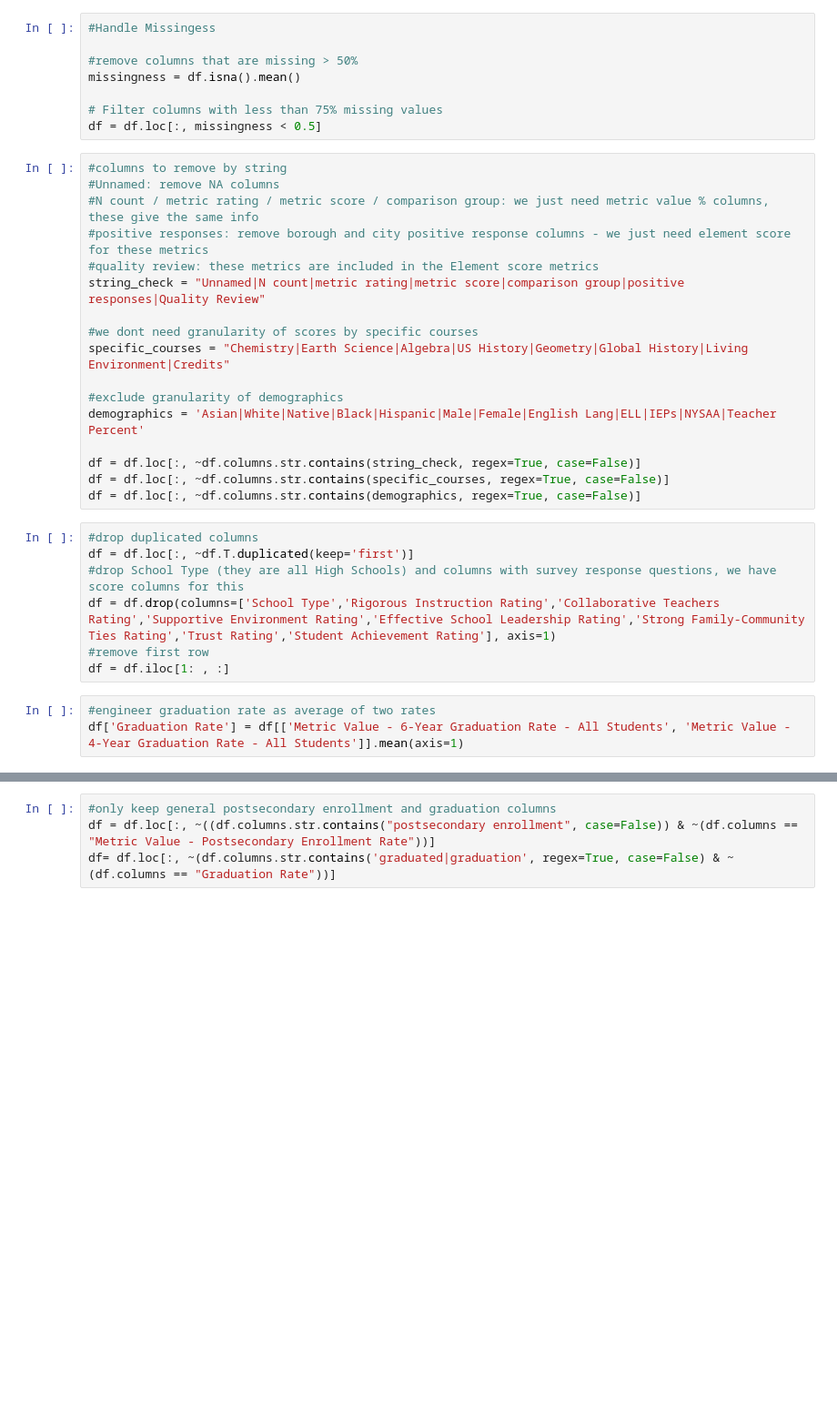
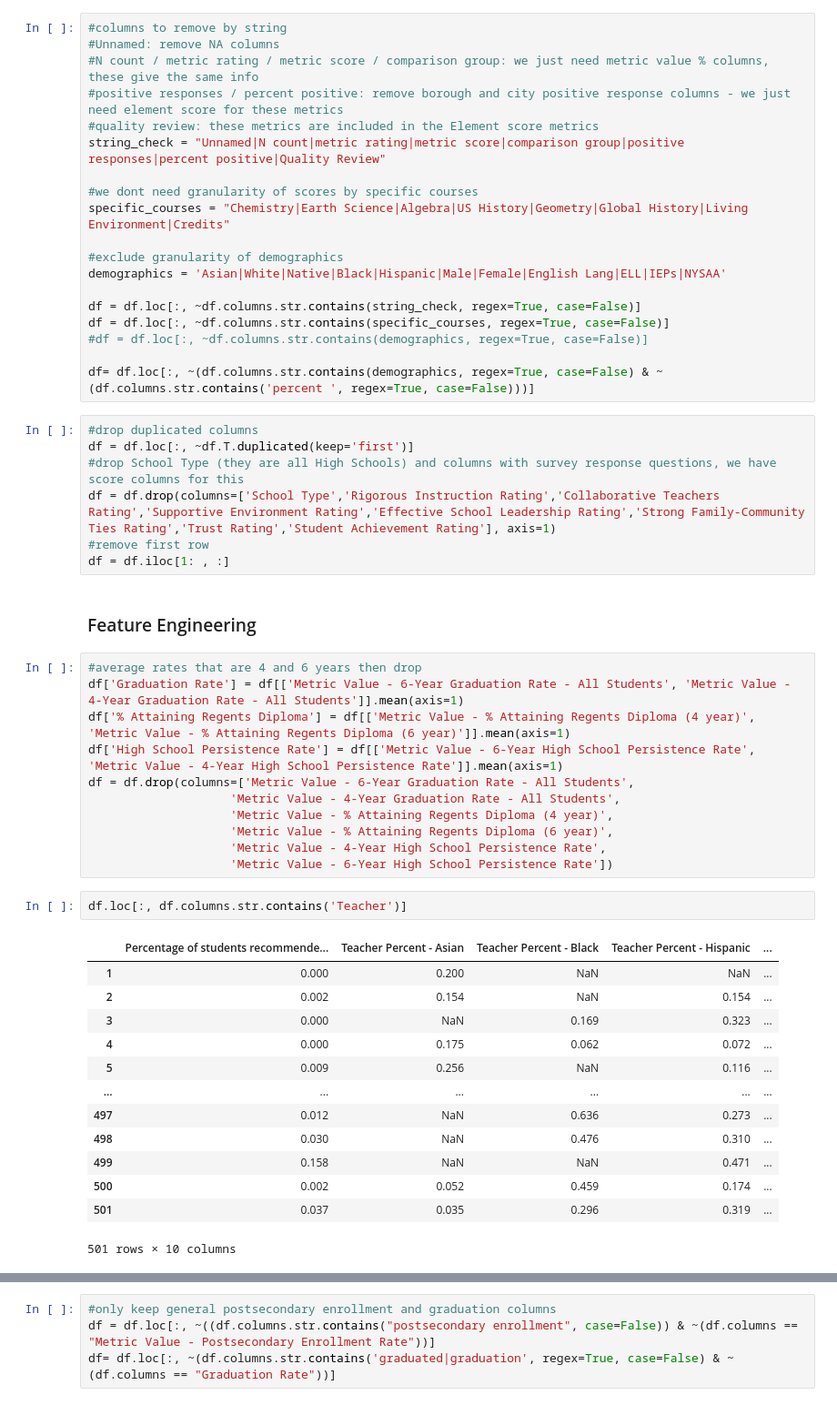
Before and after one commit to joyjessica/DSAN_5000_project, a Jupyter notebook: technical-details/data-cleaning/main.ipynb, the cells around one changed output, grey strips where cells are left out. Shown at 91% size. Cells and saved outputs as stored; diff of their text form; blank space fills up the shorter version.

```diff
--- a/technical-details/data-cleaning/main.ipynb
+++ b/technical-details/data-cleaning/main.ipynb
@@ -70,28 +68,22 @@ plt.show()
-# %%
-#Handle Missingess
-
-#remove columns that are missing > 50%
-missingness = df.isna().mean()
-
-# Filter columns with less than 75% missing values
-df = df.loc[:, missingness < 0.5]
 # %%
 #columns to remove by string
 #Unnamed: remove NA columns
 #N count / metric rating / metric score / comparison group: we just need metric value % columns, these give the same info
-#positive responses: remove borough and city positive response columns - we just need element score for these metrics
+#positive responses / percent positive: remove borough and city positive response columns - we just need element score for these metrics
 #quality review: these metrics are included in the Element score metrics
-string_check = "Unnamed|N count|metric rating|metric score|comparison group|positive responses|Quality Review"
+string_check = "Unnamed|N count|metric rating|metric score|comparison group|positive responses|percent positive|Quality Review"
 
 #we dont need granularity of scores by specific courses
 specific_courses = "Chemistry|Earth Science|Algebra|US History|Geometry|Global History|Living Environment|Credits"
 
 #exclude granularity of demographics
-demographics = 'Asian|White|Native|Black|Hispanic|Male|Female|English Lang|ELL|IEPs|NYSAA|Teacher Percent'
+demographics = 'Asian|White|Native|Black|Hispanic|Male|Female|English Lang|ELL|IEPs|NYSAA'
 
 df = df.loc[:, ~df.columns.str.contains(string_check, regex=True, case=False)]
 df = df.loc[:, ~df.columns.str.contains(specific_courses, regex=True, case=False)]
-df = df.loc[:, ~df.columns.str.contains(demographics, regex=True, case=False)]
+#df = df.loc[:, ~df.columns.str.contains(demographics, regex=True, case=False)]
+
+df= df.loc[:, ~(df.columns.str.contains(demographics, regex=True, case=False) & ~(df.columns.str.contains('percent ', regex=True, case=False)))]
 # %%
 #drop duplicated columns
 df = df.loc[:, ~df.T.duplicated(keep='first')]
@@ -99,6 +91,32 @@ df = df.loc[:, ~df.T.duplicated(keep='first')]
 df = df.drop(columns=['School Type','Rigorous Instruction Rating','Collaborative Teachers Rating','Supportive Environment Rating','Effective School Leadership Rating','Strong Family-Community Ties Rating','Trust Rating','Student Achievement Rating'], axis=1)
 #remove first row
 df = df.iloc[1: , :]
-# %%
-#engineer graduation rate as average of two rates
-df['Graduation Rate'] = df[['Metric Value - 6-Year Graduation Rate - All Students', 'Metric Value - 4-Year Graduation Rate - All Students']].mean(axis=1)
+# %% [markdown]
+### Feature Engineering
+# %%
+#average rates that are 4 and 6 years then drop
+df['Graduation Rate'] = df[['Metric Value - 6-Year Graduation Rate - All Students', 'Metric Value - 4-Year Graduation Rate - All Students']].mean(axis=1)
+df['% Attaining Regents Diploma'] = df[['Metric Value - % Attaining Regents Diploma (4 year)', 'Metric Value - % Attaining Regents Diploma (6 year)']].mean(axis=1)
+df['High School Persistence Rate'] = df[['Metric Value - 6-Year High School Persistence Rate', 'Metric Value - 4-Year High School Persistence Rate']].mean(axis=1)
+df = df.drop(columns=['Metric Value - 6-Year Graduation Rate - All Students',
+                    'Metric Value - 4-Year Graduation Rate - All Students',
+                    'Metric Value - % Attaining Regents Diploma (4 year)',
+                    'Metric Value - % Attaining Regents Diploma (6 year)',
+                    'Metric Value - 4-Year High School Persistence Rate',
+                    'Metric Value - 6-Year High School Persistence Rate'])
+# %%
+df.loc[:, df.columns.str.contains('Teacher')]
+# %% [output]
+|  | Percentage of students recommende... | Teacher Percent - Asian | Teacher Percent - Black | Teacher Percent - Hispanic | ... |
+| 1 | 0.000 | 0.200 | NaN | NaN | ... |
+| 2 | 0.002 | 0.154 | NaN | 0.154 | ... |
+| 3 | 0.000 | NaN | 0.169 | 0.323 | ... |
+| 4 | 0.000 | 0.175 | 0.062 | 0.072 | ... |
+| 5 | 0.009 | 0.256 | NaN | 0.116 | ... |
+| ... | ... | ... | ... | ... | ... |
+| 497 | 0.012 | NaN | 0.636 | 0.273 | ... |
+| 498 | 0.030 | NaN | 0.476 | 0.310 | ... |
+| 499 | 0.158 | NaN | NaN | 0.471 | ... |
+| 500 | 0.002 | 0.052 | 0.459 | 0.174 | ... |
+| 501 | 0.037 | 0.035 | 0.296 | 0.319 | ... |
+501 rows × 10 columns
```
Also changed, not shown: parts of 22 cells of this notebook.
